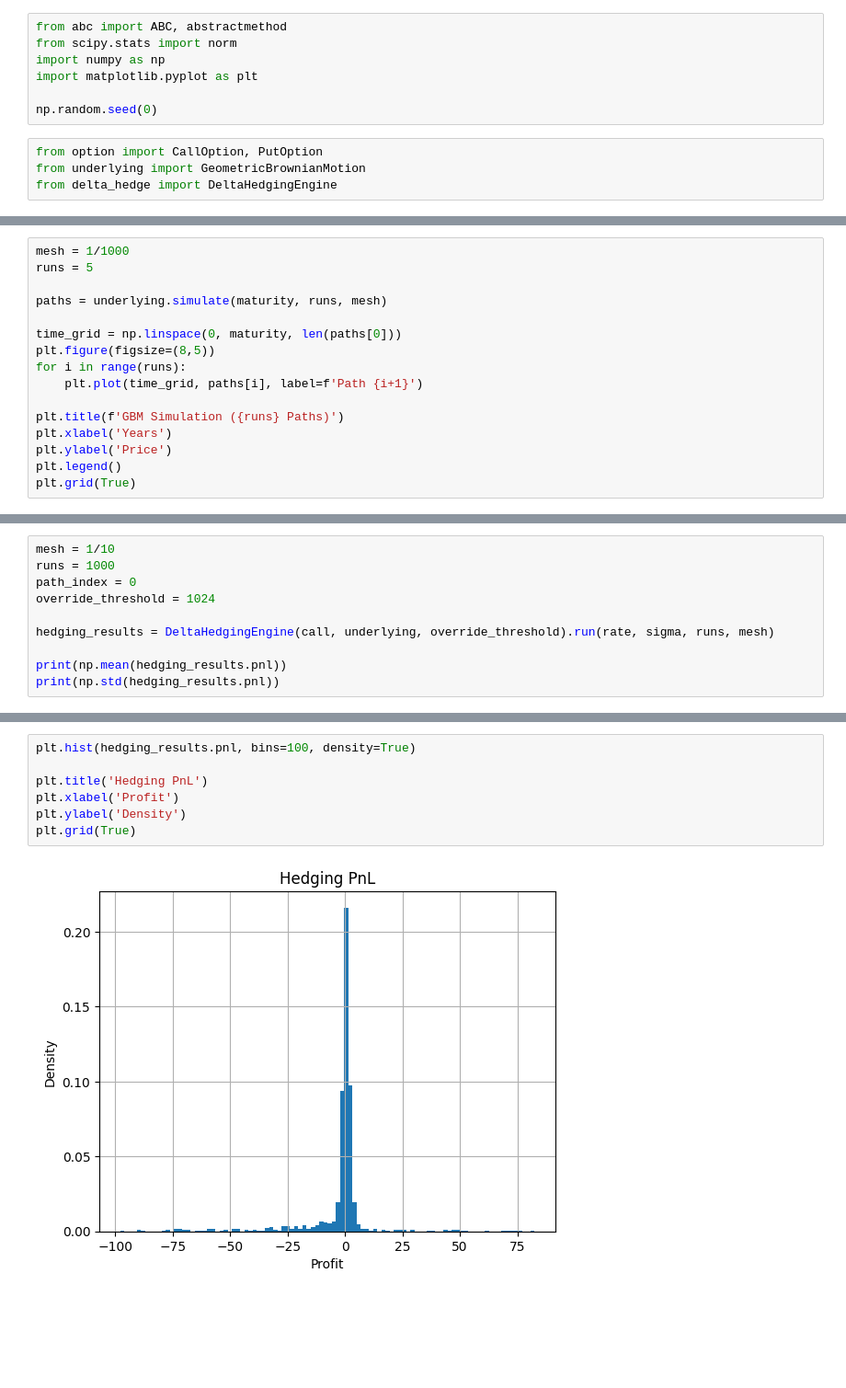
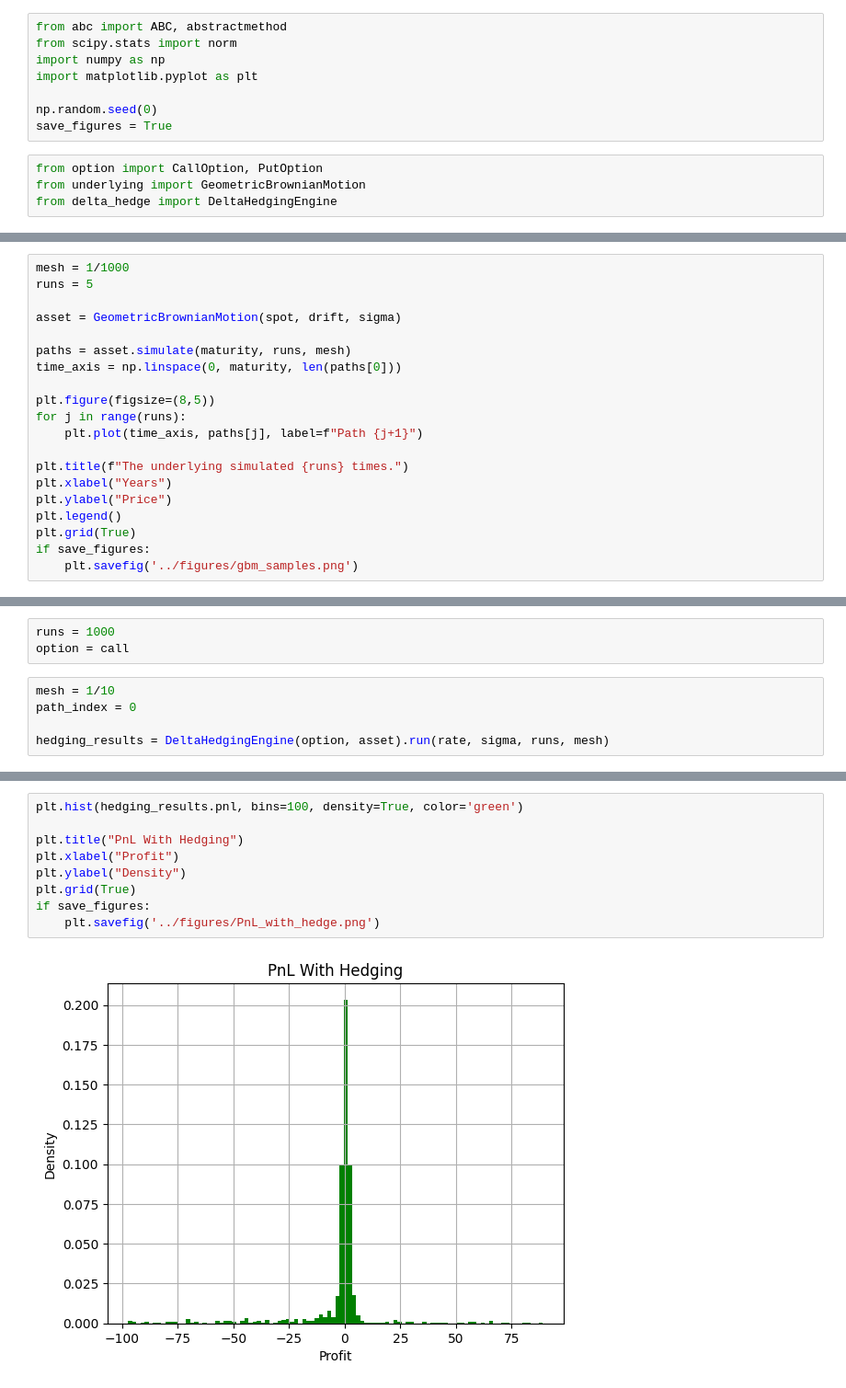
Before and after one commit to Richard1Dev/black-scholes-model-implementation, a Jupyter notebook: notebooks/results.ipynb, the cells around one changed output, grey strips where cells are left out. Shown at 92% size. Saved outputs shown, nothing was run; the diff lists cells and outputs as text; blank space fills up the shorter version.

Commit message:
results and pictures

```diff
--- a/notebooks/results.ipynb
+++ b/notebooks/results.ipynb
@@ -9,6 +13,7 @@ import numpy as np
 import matplotlib.pyplot as plt
 
 np.random.seed(0)
+save_figures = True
 # %%
 from option import CallOption, PutOption
 from underlying import GeometricBrownianMotion
@@ -31,16 +37,20 @@ underlying = GeometricBrownianMotion(spot, drift, sigma)
 mesh = 1/1000
 runs = 5
 
-paths = underlying.simulate(maturity, runs, mesh)
+asset = GeometricBrownianMotion(spot, drift, sigma)
 
-time_grid = np.linspace(0, maturity, len(paths[0]))
+paths = asset.simulate(maturity, runs, mesh)
+time_axis = np.linspace(0, maturity, len(paths[0]))
+
 plt.figure(figsize=(8,5))
-for i in range(runs):
-    plt.plot(time_grid, paths[i], label=f'Path {i+1}')
+for j in range(runs):
+    plt.plot(time_axis, paths[j], label=f"Path {j+1}")
 
-plt.title(f'GBM Simulation ({runs} Paths)')
-plt.xlabel('Years')
-plt.ylabel('Price')
+plt.title(f"The underlying simulated {runs} times.")
+plt.xlabel("Years")
+plt.ylabel("Price")
 plt.legend()
 plt.grid(True)
+if save_figures:
+    plt.savefig('../figures/gbm_samples.png')
 # %% [output]
@@ -110,10 +137,8 @@ plt.grid(True)
+# %%
+runs = 1000
+option = call
 # %%
 mesh = 1/10
-runs = 1000
 path_index = 0
-override_threshold = 1024
 
-hedging_results = DeltaHedgingEngine(call, underlying, override_threshold).run(rate, sigma, runs, mesh)
-
-print(np.mean(hedging_results.pnl))
-print(np.std(hedging_results.pnl))
+hedging_results = DeltaHedgingEngine(option, asset).run(rate, sigma, runs, mesh)
@@ -173,9 +207,11 @@ plt.grid(True)
 # %%
-plt.hist(hedging_results.pnl, bins=100, density=True)
+plt.hist(hedging_results.pnl, bins=100, density=True, color='green')
 
-plt.title('Hedging PnL')
-plt.xlabel('Profit')
-plt.ylabel('Density')
+plt.title("PnL With Hedging")
+plt.xlabel("Profit")
+plt.ylabel("Density")
 plt.grid(True)
+if save_figures:
+    plt.savefig('../figures/PnL_with_hedge.png')
 # %% [output]
-[figure, old version]
+[figure, new version]
```
Also changed, not shown: parts of 28 cells of this notebook, 12 other files.
